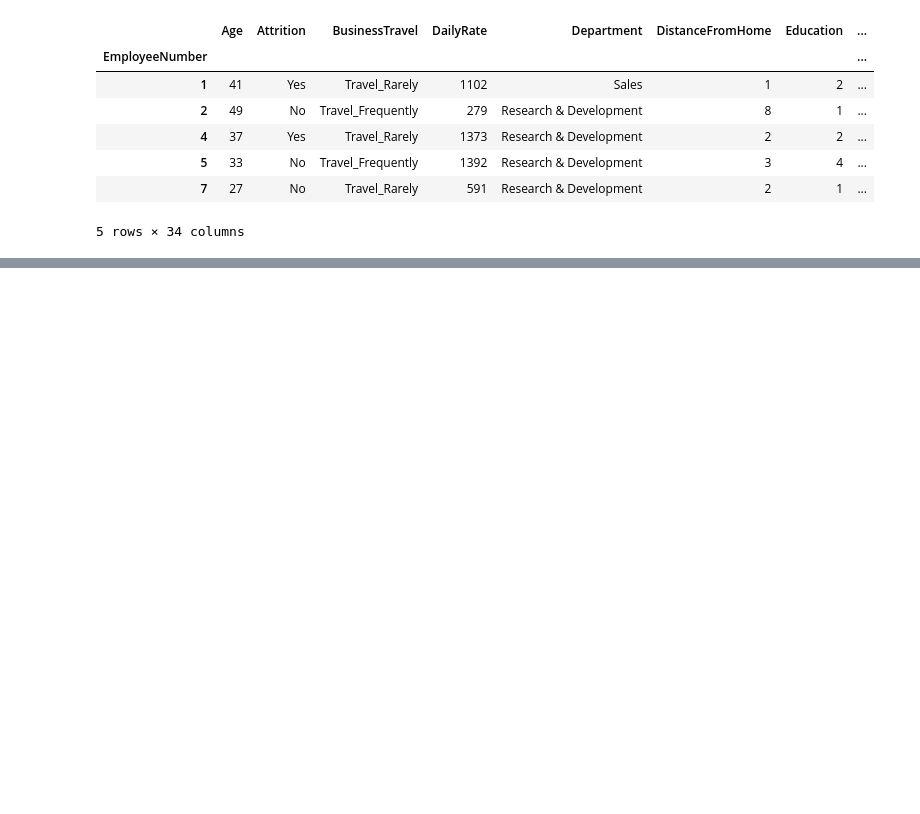
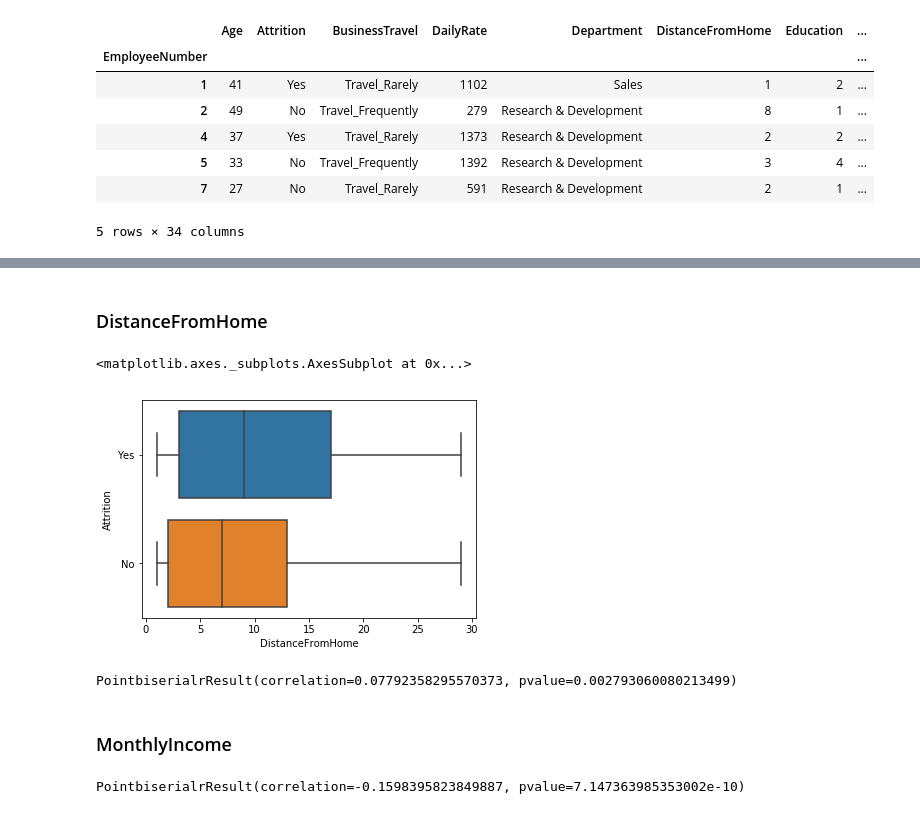
Before and after one commit to npqbuu/ML_Bootcamp_2019, a Jupyter notebook: W2_Analytic-Report-Project/Human-resources-project.ipynb, the cells around one changed output, grey strips where cells are left out. Saved outputs shown, nothing was run; the diff lists cells and outputs as text; code cells hidden in the pictures; blank space fills up the shorter version.

```diff
--- a/W2_Analytic-Report-Project/Human-resources-project.ipynb
+++ b/W2_Analytic-Report-Project/Human-resources-project.ipynb
@@ -91,0 +222,17 @@ Name: Attrition, dtype: float64
+# %% [markdown]
+### DistanceFromHome
+# %%
+sns.boxplot(x='DistanceFromHome', y='Attrition', data=df)
+# %% [output]
+<matplotlib.axes._subplots.AxesSubplot at 0x...>
+[figure, added]
+# %%
+ss.pointbiserialr(LabelEncoder().fit_transform(df['Attrition']), df['DistanceFromHome'])
+# %% [output]
+PointbiserialrResult(correlation=0.07792358295570373, pvalue=0.002793060080213499)
+# %% [markdown]
+### MonthlyIncome
+# %%
+ss.pointbiserialr(LabelEncoder().fit_transform(df['Attrition']), df['MonthlyIncome'])
+# %% [output]
+PointbiserialrResult(correlation=-0.1598395823849887, pvalue=7.147363985353002e-10)
```
Also changed, not shown: parts of 47 cells of this notebook, 1 other file.
